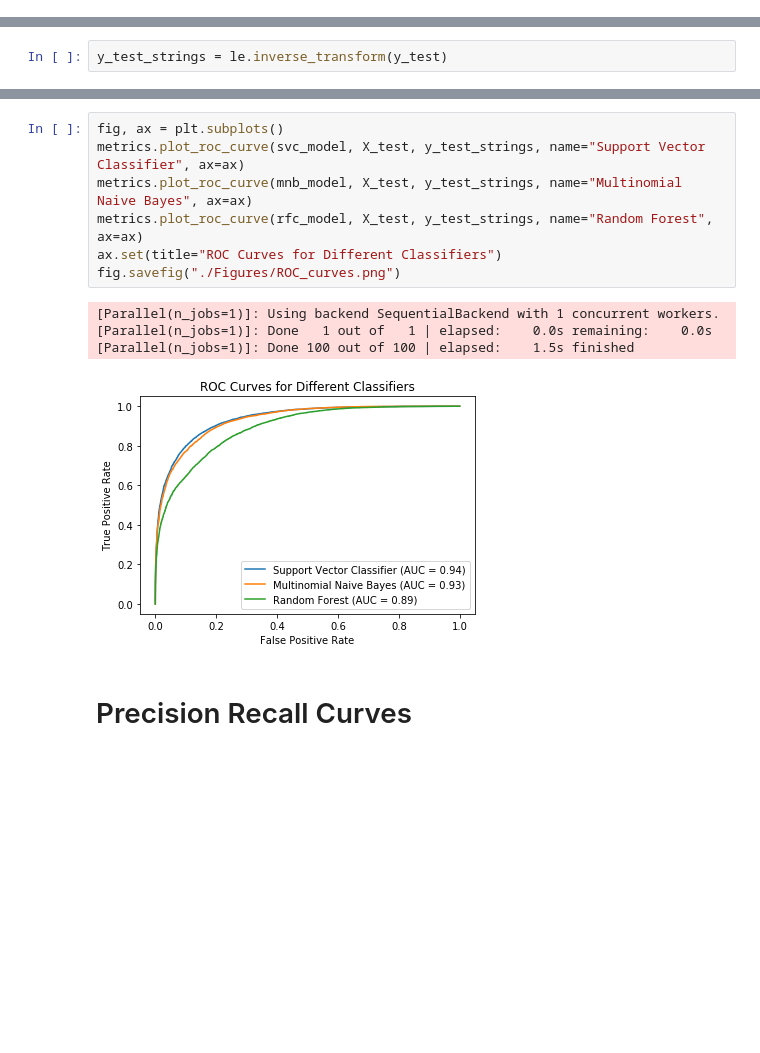
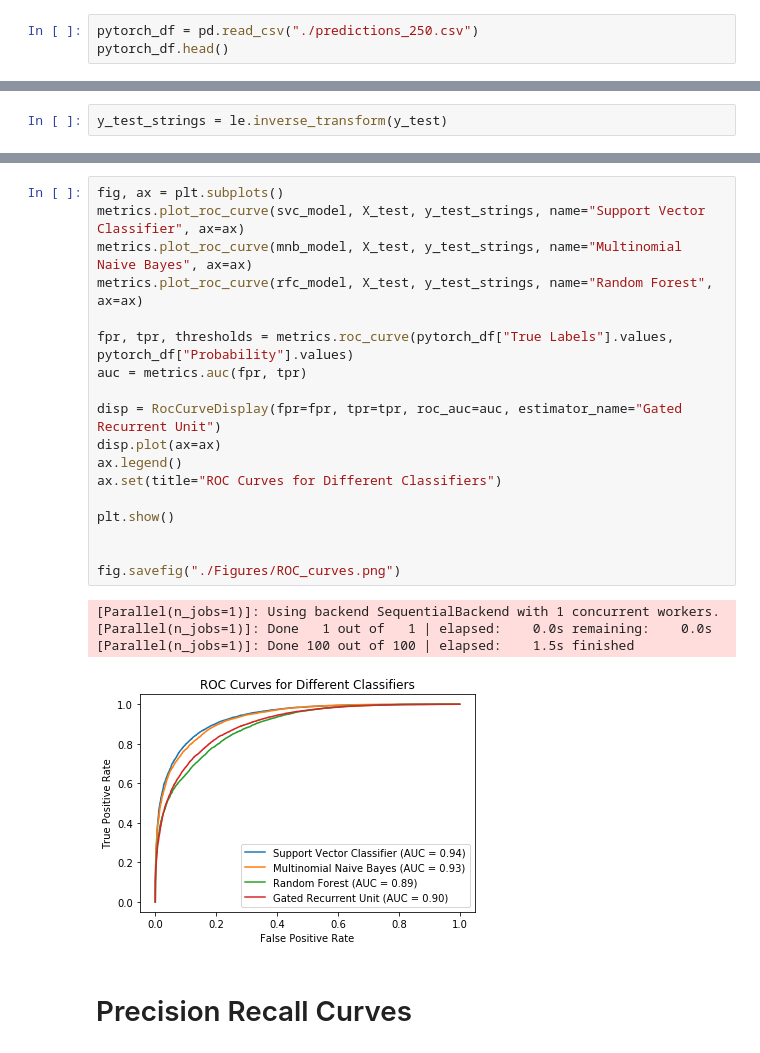
Before and after one commit to darshanajaint/data_mining_project, a Jupyter notebook: Model_Evaluation.ipynb, the cells around one changed output, grey strips where cells are left out. Cells and saved outputs as stored; diff of their text form; blank space fills up the shorter version.

```diff
--- a/Model_Evaluation.ipynb
+++ b/Model_Evaluation.ipynb
@@ -17 +18,4 @@ from sklearn.metrics import ConfusionMatrixDisplay, PrecisionRecallDisplay, RocC
 %matplotlib inline
+# %%
+pytorch_df = pd.read_csv("./predictions_250.csv")
+pytorch_df.head()
@@ -146,15 +195,26 @@ array(['Democrat', 'Republican', 'Democrat', ..., 'Democrat', 'Democrat',
 # %%
 fig, ax = plt.subplots()
 metrics.plot_roc_curve(svc_model, X_test, y_test_strings, name="Support Vector Classifier", ax=ax)
 metrics.plot_roc_curve(mnb_model, X_test, y_test_strings, name="Multinomial Naive Bayes", ax=ax)
 metrics.plot_roc_curve(rfc_model, X_test, y_test_strings, name="Random Forest", ax=ax)
+
+fpr, tpr, thresholds = metrics.roc_curve(pytorch_df["True Labels"].values, pytorch_df["Probability"].values)
+auc = metrics.auc(fpr, tpr)
+
+disp = RocCurveDisplay(fpr=fpr, tpr=tpr, roc_auc=auc, estimator_name="Gated Recurrent Unit")
+disp.plot(ax=ax)
+ax.legend()
 ax.set(title="ROC Curves for Different Classifiers")
+
+plt.show()
+
+
 fig.savefig("./Figures/ROC_curves.png")
 # %% [output]
 [Parallel(n_jobs=1)]: Using backend SequentialBackend with 1 concurrent workers.
 [Parallel(n_jobs=1)]: Done   1 out of   1 | elapsed:    0.0s remaining:    0.0s
 [Parallel(n_jobs=1)]: Done 100 out of 100 | elapsed:    1.5s finished
-[figure, old version]
+[figure, new version]
 # %% [markdown]
 # Precision Recall Curves
 # %%
```
Also changed, not shown: parts of 11 cells of this notebook, 1 other file.
